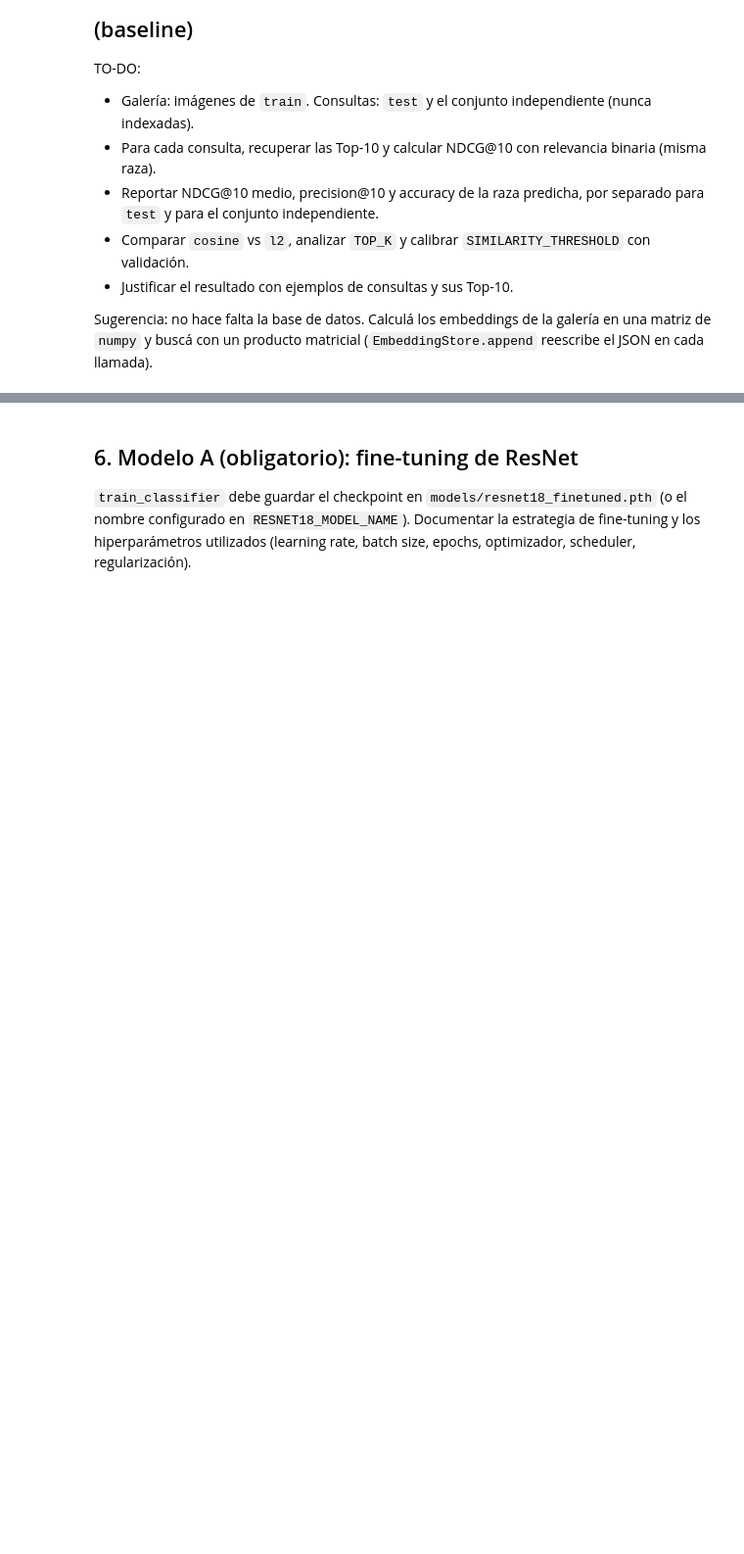
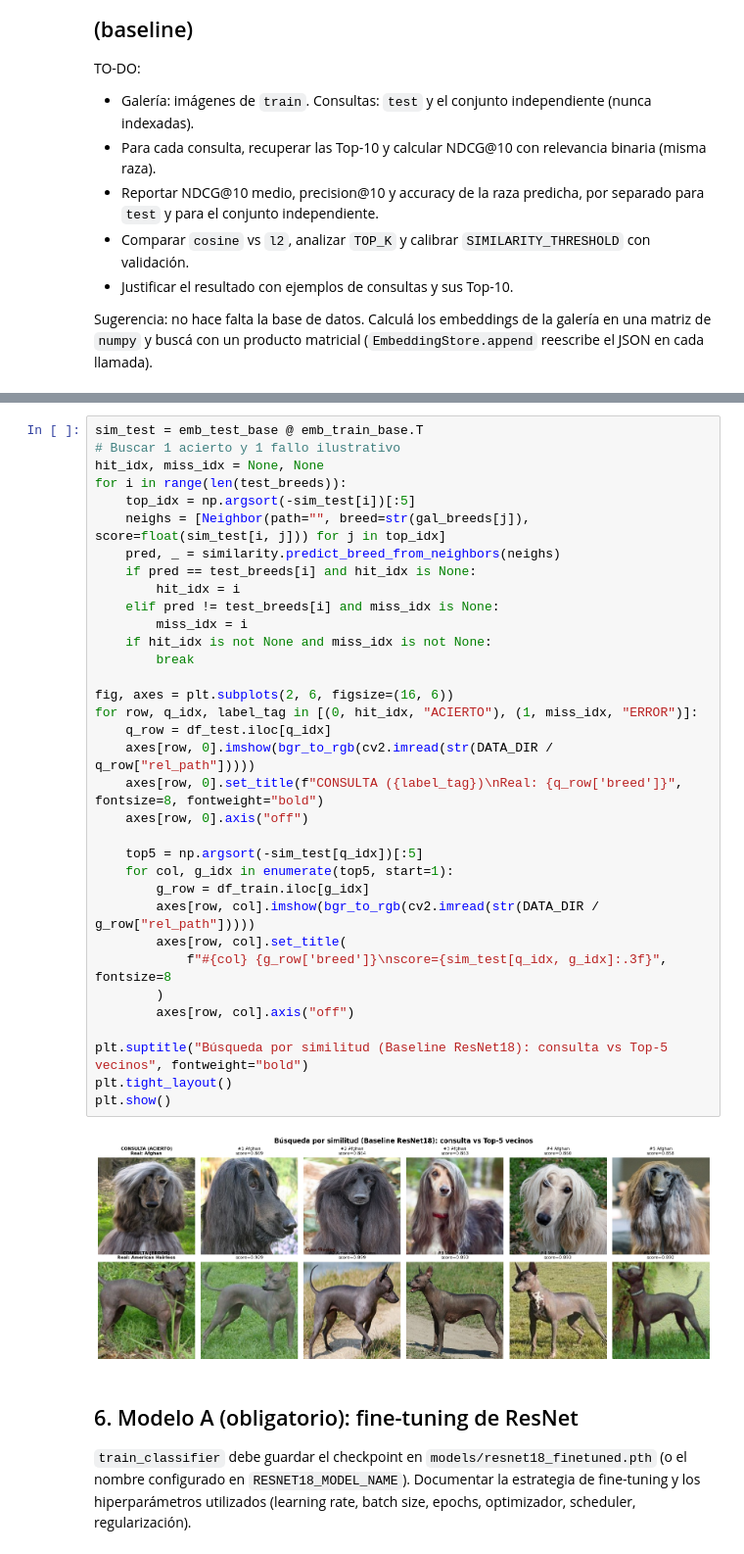
Before and after one commit to DuclosNicolas/tuia-dog-recognition-app, a Jupyter notebook: 2-train.ipynb, the cells around one changed output, grey strips where cells are left out. Shown at 98% size. Saved outputs shown, nothing was run; the diff lists cells and outputs as text; blank space fills up the shorter version.

```diff
--- a/2-train.ipynb
+++ b/2-train.ipynb
@@ -103,3 +359,39 @@ similarity = build_similarity(settings, build_store(settings))
+# %%
+sim_test = emb_test_base @ emb_train_base.T
+# Buscar 1 acierto y 1 fallo ilustrativo
+hit_idx, miss_idx = None, None
+for i in range(len(test_breeds)):
+    top_idx = np.argsort(-sim_test[i])[:5]
+    neighs = [Neighbor(path="", breed=str(gal_breeds[j]), score=float(sim_test[i, j])) for j in top_idx]
+    pred, _ = similarity.predict_breed_from_neighbors(neighs)
+    if pred == test_breeds[i] and hit_idx is None:
+        hit_idx = i
+    elif pred != test_breeds[i] and miss_idx is None:
+        miss_idx = i
+    if hit_idx is not None and miss_idx is not None:
+        break
+
+fig, axes = plt.subplots(2, 6, figsize=(16, 6))
+for row, q_idx, label_tag in [(0, hit_idx, "ACIERTO"), (1, miss_idx, "ERROR")]:
+    q_row = df_test.iloc[q_idx]
+    axes[row, 0].imshow(bgr_to_rgb(cv2.imread(str(DATA_DIR / q_row["rel_path"]))))
+    axes[row, 0].set_title(f"CONSULTA ({label_tag})\nReal: {q_row['breed']}", fontsize=8, fontweight="bold")
+    axes[row, 0].axis("off")
+
+    top5 = np.argsort(-sim_test[q_idx])[:5]
+    for col, g_idx in enumerate(top5, start=1):
+        g_row = df_train.iloc[g_idx]
+        axes[row, col].imshow(bgr_to_rgb(cv2.imread(str(DATA_DIR / g_row["rel_path"]))))
+        axes[row, col].set_title(
+            f"#{col} {g_row['breed']}\nscore={sim_test[q_idx, g_idx]:.3f}", fontsize=8
+        )
+        axes[row, col].axis("off")
+
+plt.suptitle("Búsqueda por similitud (Baseline ResNet18): consulta vs Top-5 vecinos", fontweight="bold")
+plt.tight_layout()
+plt.show()
+# %% [output]
+[figure, added]
 # %% [markdown]
 ## 6. Modelo A (obligatorio): fine-tuning de ResNet
 
```
Also changed, not shown: parts of 17 cells of this notebook, 6 other files.
